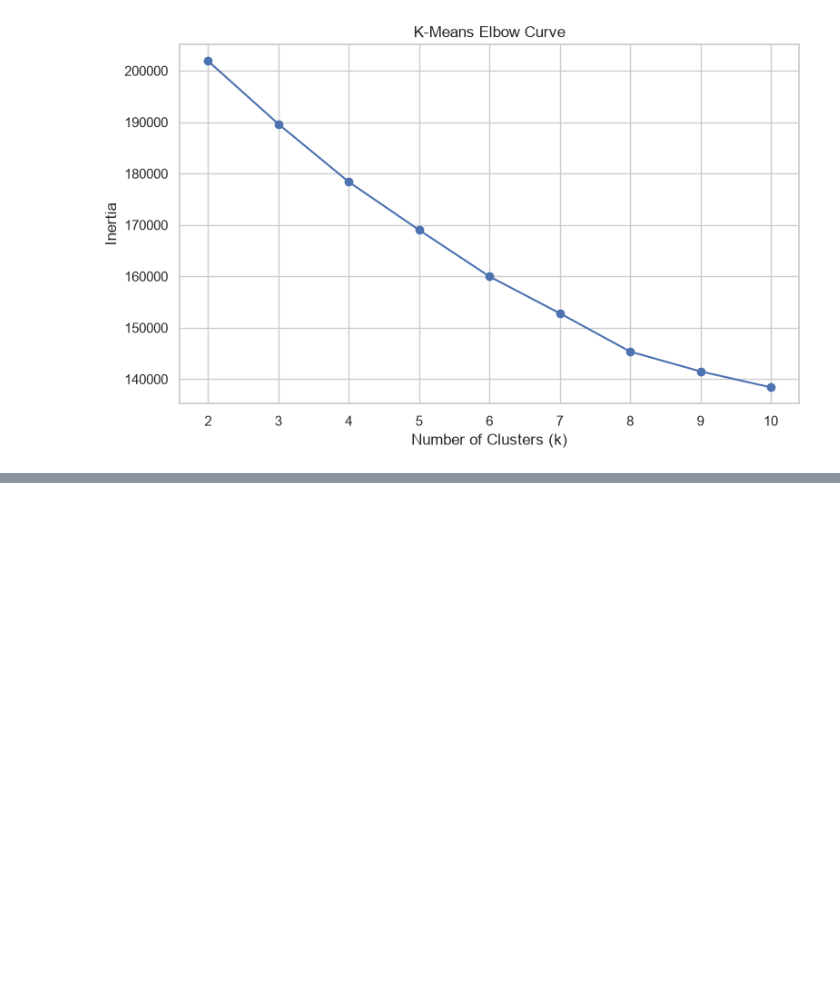
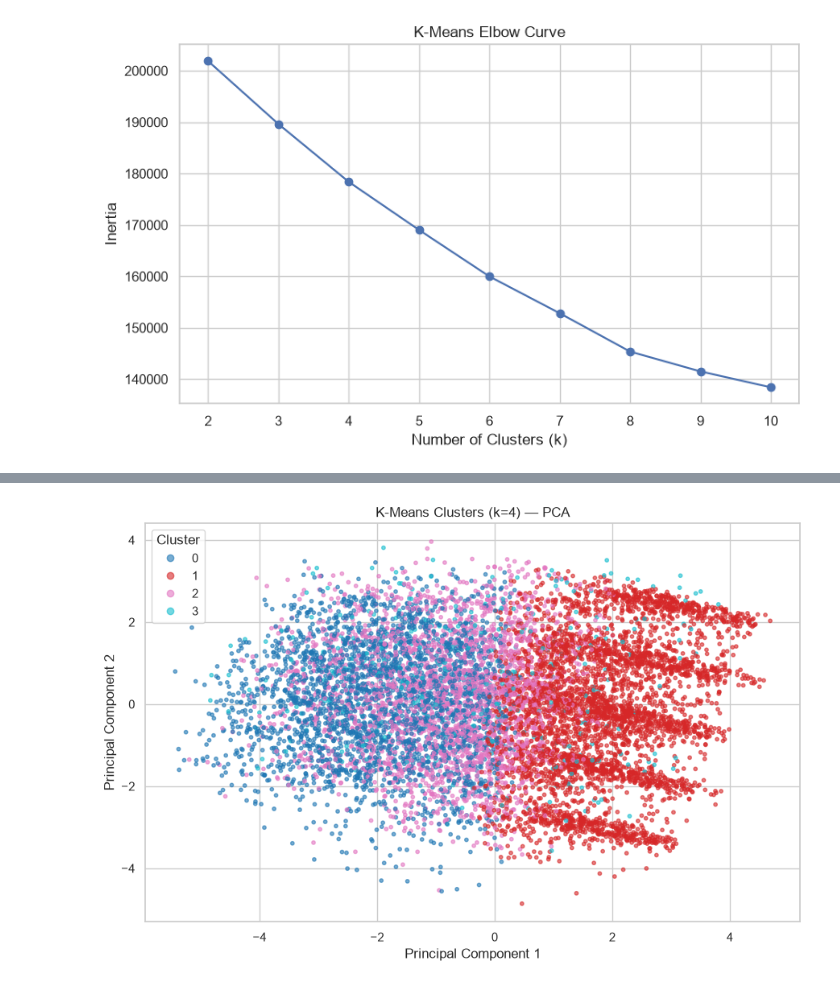
Before and after one commit to Meghana-PV/ml_caseStudy, a Jupyter notebook: notebooks/clustering.ipynb, the cells around one changed output, grey strips where cells are left out. Drawn from its saved outputs; the diff is of its cells as text; code cells hidden in the pictures; blank space fills up the shorter version.

Commit message:
Visualize K-Means clusters using PCA

```diff
--- a/notebooks/clustering.ipynb
+++ b/notebooks/clustering.ipynb
@@ -396,0 +480,26 @@ plt.show()
+# %%
+# Create a scatter plot with points colored by their cluster assignment
+plt.figure(figsize=(9, 6))
+
+scatter = plt.scatter(
+    X_pca[:, 0],
+    X_pca[:, 1],
+    c=kmeans_labels,
+    cmap="tab10",
+    s=10,
+    alpha=0.6
+)
+
+# Add title and axis labels
+plt.title(f"K-Means Clusters (k={BEST_K}) — PCA")
+plt.xlabel("Principal Component 1")
+plt.ylabel("Principal Component 2")
+
+# Display a legend identifying each cluster
+plt.legend(*scatter.legend_elements(), title="Cluster")
+
+# Display the graph
+plt.tight_layout()
+plt.show()
+# %% [output]
+[figure, added]
```
Also changed, not shown: parts of 2 cells of this notebook.
